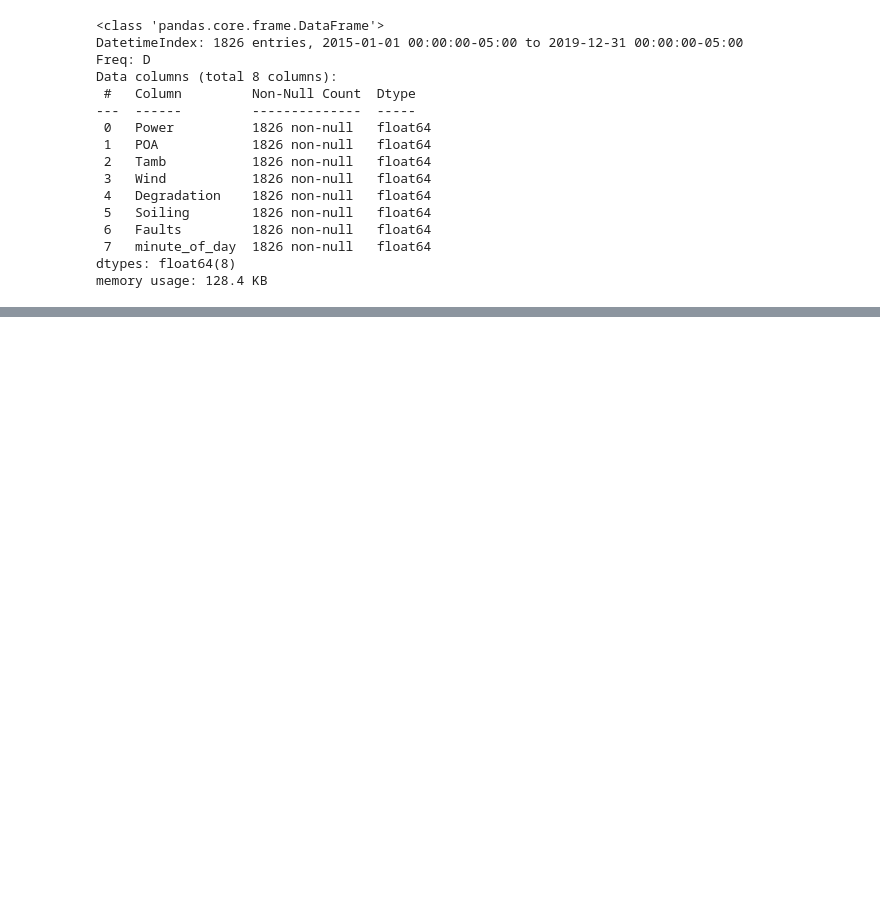
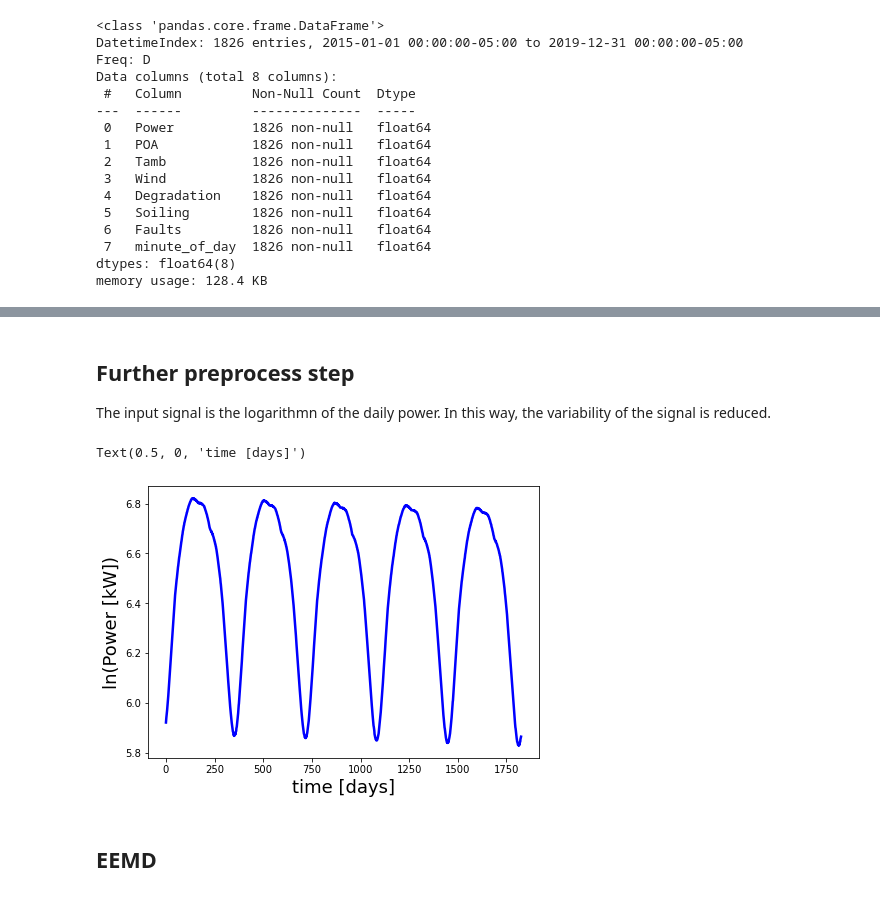
Before and after one commit to Rufski/S2DS-EPRI, a Jupyter notebook: notebooks/1.0-mb-decomposition-EEMD.ipynb, the cells around one changed output, grey strips where cells are left out. Saved outputs shown, nothing was run; the diff lists cells and outputs as text; code cells hidden in the pictures; blank space fills up the shorter version.

```diff
--- a/notebooks/1.0-mb-decomposition-EEMD.ipynb
+++ b/notebooks/1.0-mb-decomposition-EEMD.ipynb
@@ -115,0 +94,17 @@ ax.plot(days, eIMFs[-1]/eIMFs[-1][0], color="red")
+# %% [markdown]
+## Further preprocess step
+
+The input signal is the logarithmn of the daily power. In this way, the variability of the signal is reduced.
+# %%
+x_power = np.log(df_basic.Power.to_numpy())
+label   = df_basic.Degradation.to_numpy()
+
+fig, ax = plt.subplots(figsize=(7, 5))
+ax.plot(x_power, ls="-", color="b", lw="2.5")
+ax.set_ylabel("ln(Power [kW])", fontsize=18)
+ax.set_xlabel("time [days]", fontsize=18)
+# %% [output]
+Text(0.5, 0, 'time [days]')
+[figure, added]
+# %% [markdown]
+## EEMD
```
Also changed, not shown: parts of 29 cells of this notebook.
